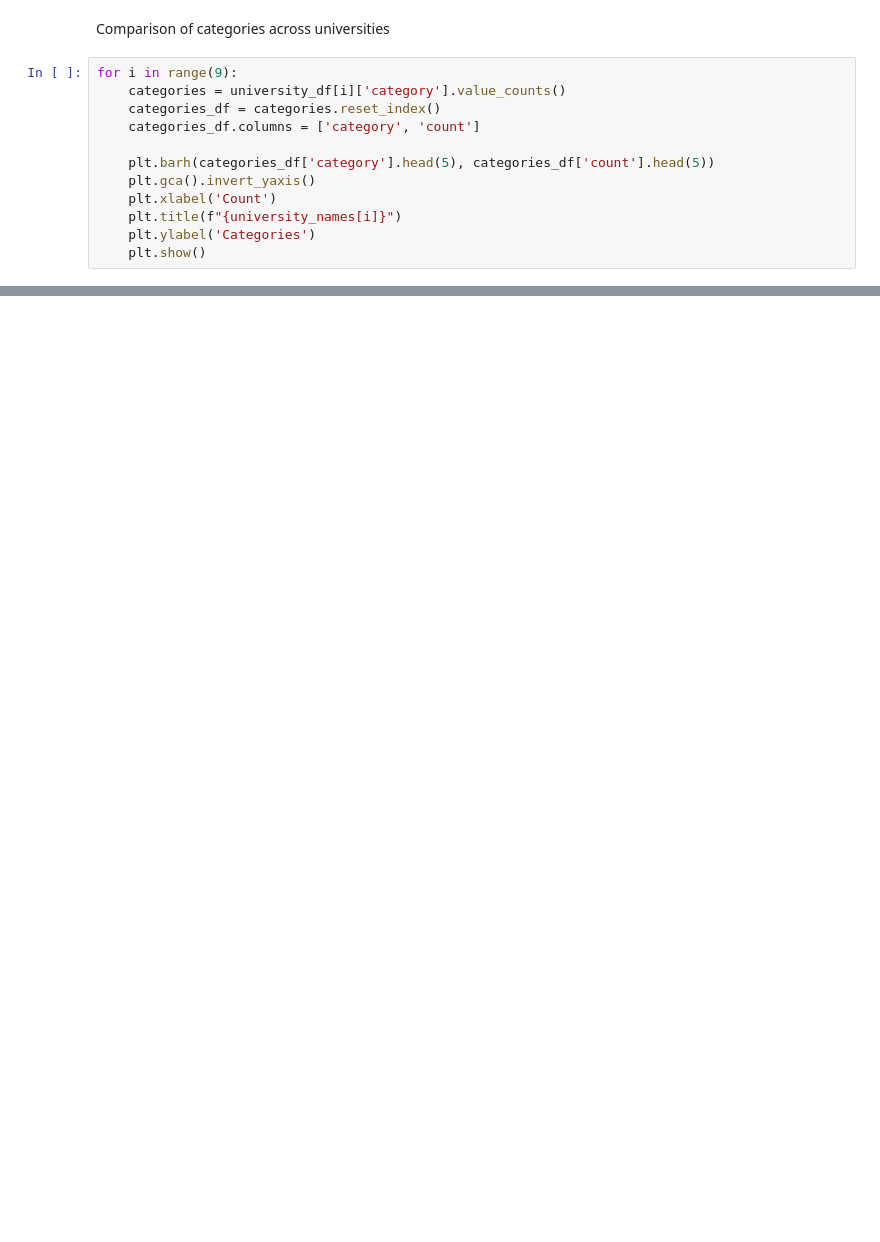
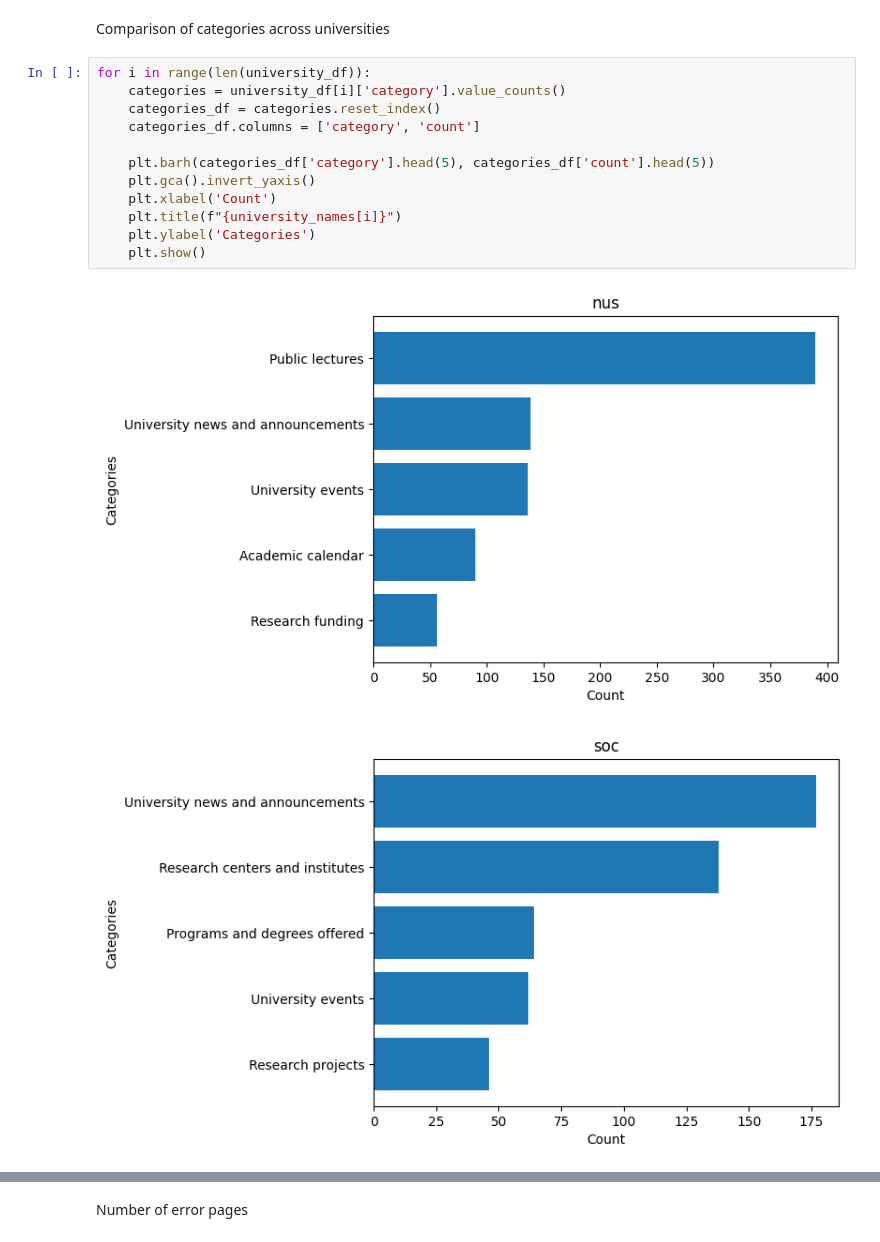
Before and after one commit to StrwBrriShrtcke/HacknRoll2025, a Jupyter notebook: data-analysis/data-visualisations.ipynb, the cells around one changed output, grey strips where cells are left out. Drawn from its saved outputs; the diff is of its cells as text; blank space fills up the shorter version.

```diff
--- a/data-analysis/data-visualisations.ipynb
+++ b/data-analysis/data-visualisations.ipynb
@@ -137,14 +173,17 @@ plt.show()
 # %% [markdown]
 Comparison of categories across universities
 # %%
-for i in range(9):
+for i in range(len(university_df)):
     categories = university_df[i]['category'].value_counts()
     categories_df = categories.reset_index()
     categories_df.columns = ['category', 'count']
 
     plt.barh(categories_df['category'].head(5), categories_df['count'].head(5))
     plt.gca().invert_yaxis()
     plt.xlabel('Count')
     plt.title(f"{university_names[i]}")
     plt.ylabel('Categories')
     plt.show()
+# %% [output]
+[figure, added]
+[figure, added]
@@ -150,0 +197,2 @@ for i in range(9):
+# %% [markdown]
+Number of error pages
```
Also changed, not shown: parts of 12 cells of this notebook, 1 other file.
